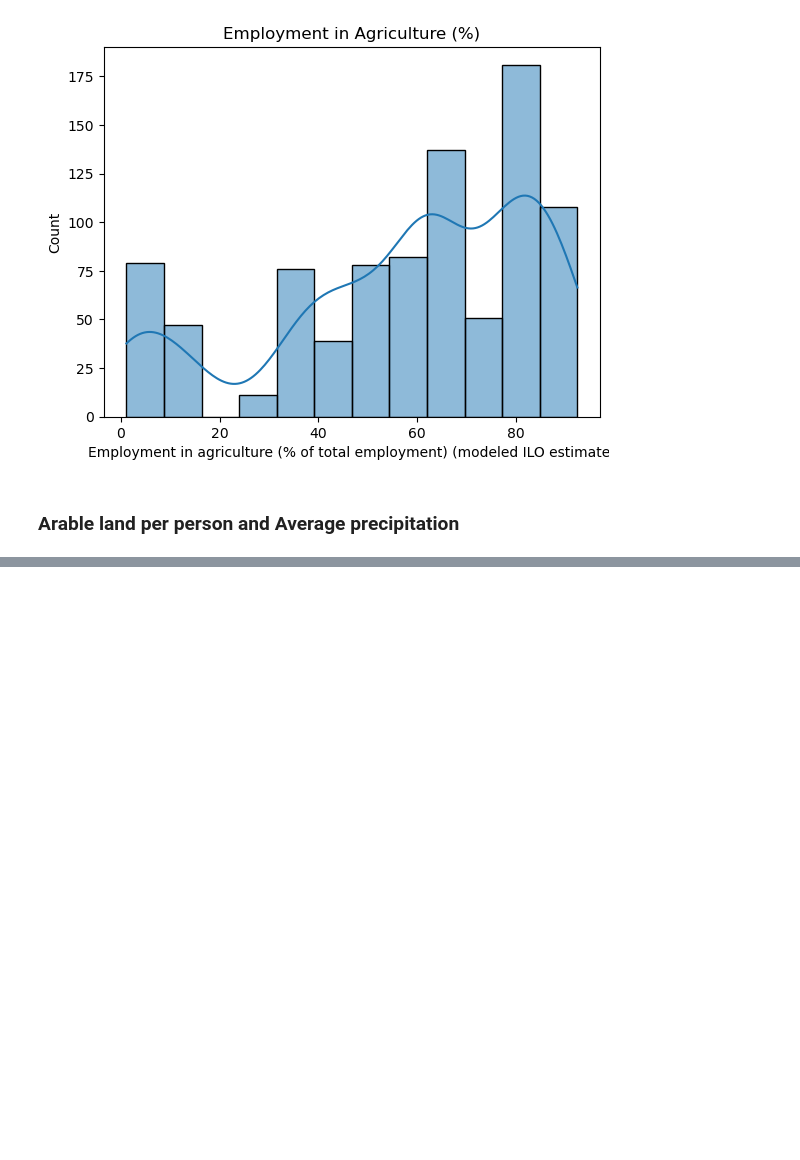
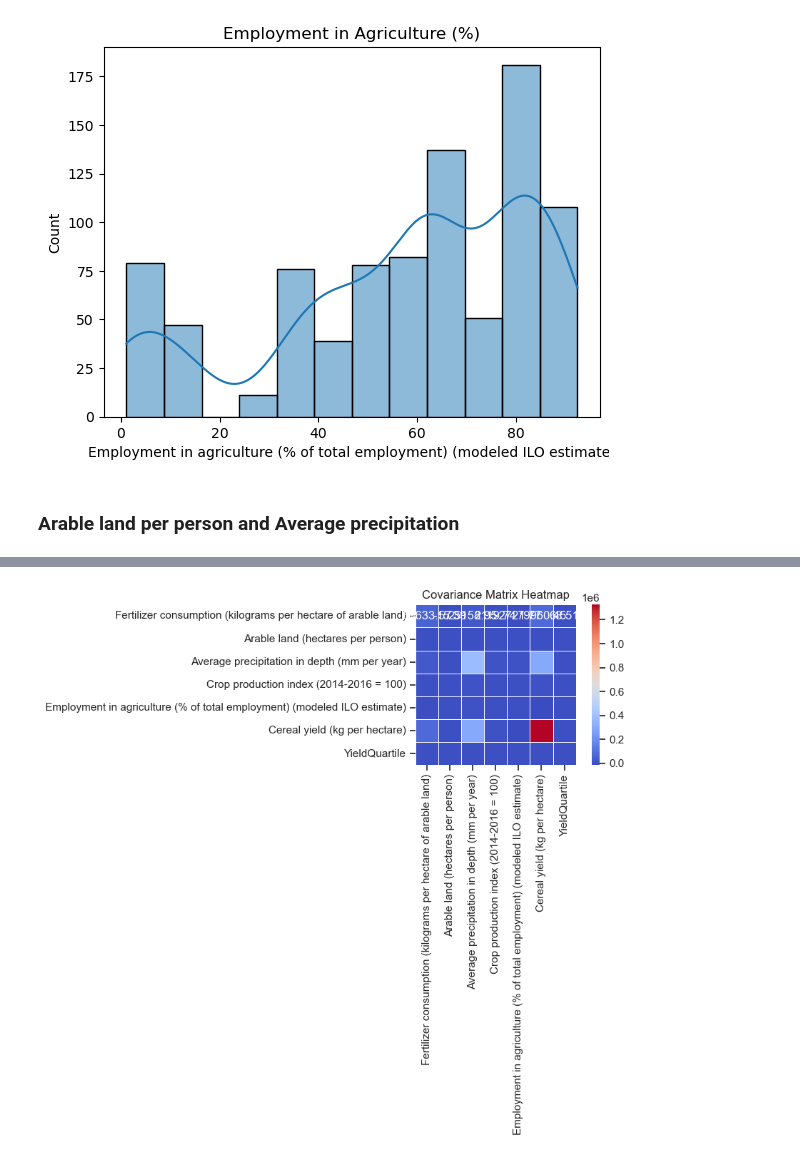
Before and after one commit to Rodgerdev/east-africa-fertilizer-project, a Jupyter notebook: east_africa_proj.ipynb, the cells around one changed output, grey strips where cells are left out. Cells and saved outputs as stored; diff of their text form; code cells hidden in the pictures; blank space fills up the shorter version.

```diff
--- a/east_africa_proj.ipynb
+++ b/east_africa_proj.ipynb
@@ -595,0 +650,11 @@ plt.show()
+# %%
+# Covariance matrix (multivariate dispersion)
+cov = df_mv.cov()
+# Heatmap for Covariance Matrix Visualization
+plt.figure(figsize=(10, 8))
+sns.heatmap(cov, annot=True, cmap="coolwarm", fmt=".2f", linewidths=0.5, cbar=True, square=True)
+plt.title("Covariance Matrix Heatmap")
+plt.tight_layout()
+plt.show()
+# %% [output]
+[figure, added]
```
Also changed, not shown: parts of 6 cells of this notebook.
